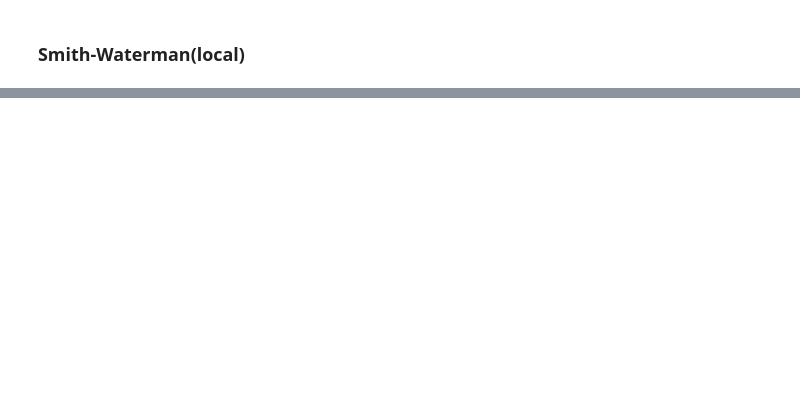
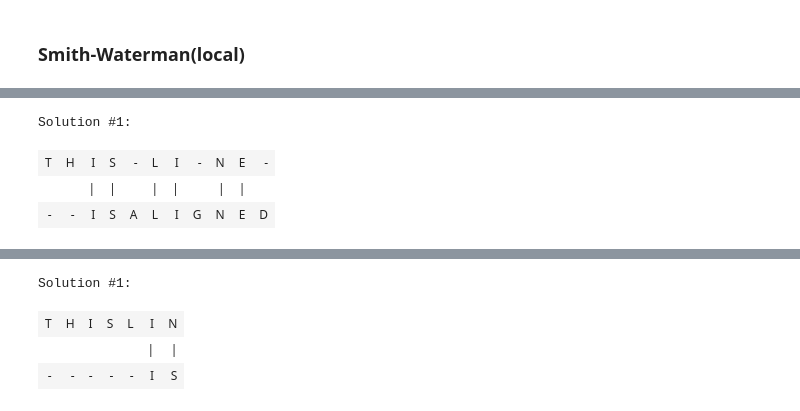
Before and after one commit to T4g1/bioinfo, a Jupyter notebook: Sequence Alignement and Detecting Motifs.ipynb, the cells around one changed output, grey strips where cells are left out. Saved outputs shown, nothing was run; the diff lists cells and outputs as text; code cells hidden in the pictures; blank space fills up the shorter version.

```diff
--- a/Sequence Alignement and Detecting Motifs.ipynb
+++ b/Sequence Alignement and Detecting Motifs.ipynb
@@ -324,2 +368,31 @@ Solution #1:
 # %% [markdown]
 ### Smith-Waterman(local)
+# %%
+x = 'THISLINE'
+y = 'ISALIGNED'
+k = 3
+local_count = 2 # How many local solution we want
+
+# True to disable rendering of table (can solve lag issues)
+large_matrice = False
+
+filename = 'BLOSUM62'
+q = parse_ranking_matrix(filename)
+
+# Use same values for both of those variables to have a linear gap penalty
+i_gap_penalty = -4
+e_gap_penalty = -4
+
+init_data_structures()
+
+for _ in range(local_count):
+    reset_optimal()
+    compute_dp_matrix(local_alignement=True)
+
+    l_solutions = find_k_solutions(k, local_alignement=True)
+
+    solution = l_solutions[0]
+
+    for i, j in solution:
+        to_zero[i][j] = True
+# %% [output]
@@ -325,0 +400,4 @@ Solution #1:
+Solution #1:
+| T | H | I | S | - | L | I | - | N | E | - |
+|  |  | | | | |  | | | | |  | | | | |  |
+| - | - | I | S | A | L | I | G | N | E | D |
@@ -325,0 +405,4 @@ Solution #1:
+Solution #1:
+| T | H | I | S | L | I | N |
+|  |  |  |  |  | | | | |
+| - | - | - | - | - | I | S |
```
Also changed, not shown: parts of 13 cells of this notebook.
